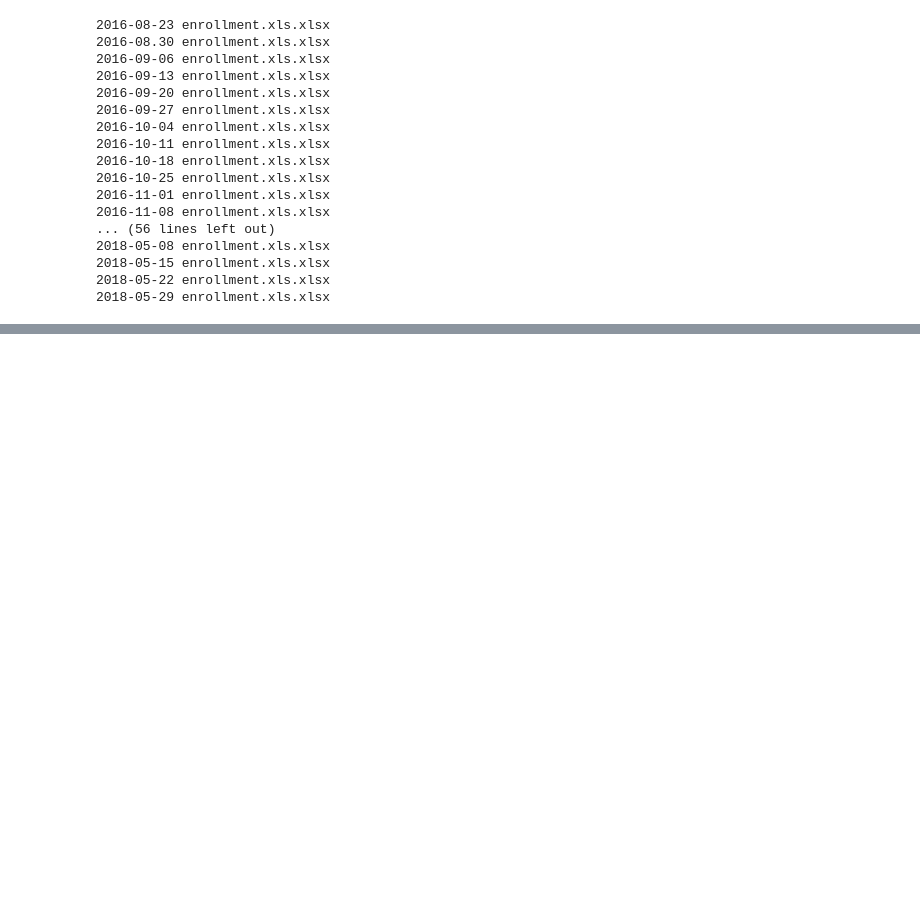
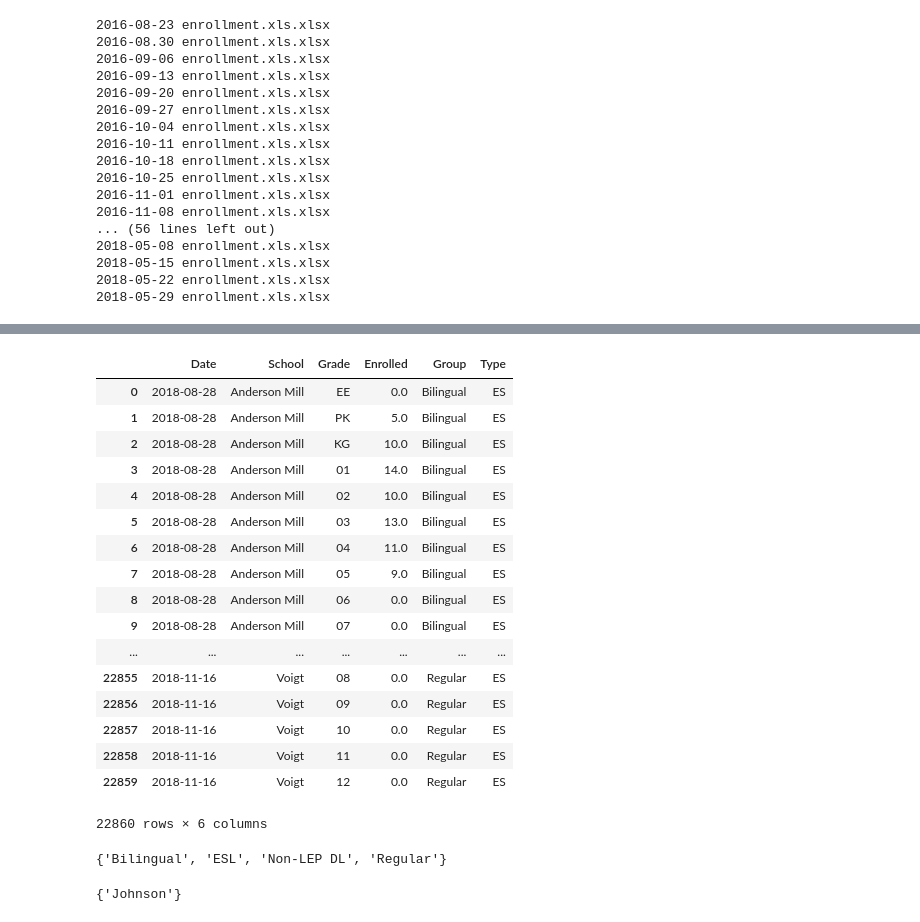
Before and after one commit to slee279/rrisd, a Jupyter notebook: progress.ipynb, the cells around one changed output, grey strips where cells are left out. Saved outputs shown, nothing was run; the diff lists cells and outputs as text; code cells hidden in the pictures; blank space fills up the shorter version.

```diff
--- a/progress.ipynb
+++ b/progress.ipynb
@@ -2,8 +2,8 @@
 import pandas as pd
 import os
 
-#pd.options.display.max_rows = 20000
-#pd.options.display.max_columns = 10000
+pd.options.display.max_rows = 200
+pd.options.display.max_columns = 10000
 # %%
 # change campus names
 def change_school_name(df):
@@ -93,6 +116,7 @@ for filename in filenames_one:
 
         # get the first sheet in an excel file
         temp = pd.read_excel(path_one + filename, header=2)
+        temp.fillna(0, inplace=True)
 
         # change column names to strings since grades from 1-12 are int
         temp.columns = [str(x) for x in temp.columns]
@@ -101,7 +125,11 @@ for filename in filenames_one:
         df_one['School'] = temp['CAMPUS'].str.strip()
 
         # date column
-        df_one['Date'] = filename[:10]
+        # change a filename with '.' instead of '-'
+        df_one['Date'] = filename[:10].replace('.', '-')
+
+        # change Date column into datetime object
+        df_one['Date'] = pd.to_datetime(df_one['Date'])
 
         # create 14 more rows for each school (so we can have 15 grades)
         df_one = df_one.append([df_one]*14, ignore_index=True)
@@ -116,21 +144,17 @@ for filename in filenames_one:
             idx = i % 15
             df_one.loc[i, 'Grade'] = grades[idx]
 
+        df_one['Enrolled'] = 0
         for i in range(len(df_one)):
 
             # enrollment
             school = df_one['School'][i]
-            grade = df_one['Grade'][i]
+            grade = str(df_one['Grade'][i])
+            if not temp[temp['CAMPUS'] == school][grade].values.size == 0:
+                df_one.loc[i, 'Enrolled'] = temp[temp['CAMPUS'] == school][grade].values[0]
 
-            # some values are empty(na)
-            try:
-                enroll = temp[temp['CAMPUS'] == school][grade].values[0]
-            except:
-                enroll = 0
 
-            df_one.loc[i, 'Enrolled'] = enroll
-
-        # set all schools to 'ES' (default)
+        # set all schools to 'Regular' (default)
         # then change types accordingly
         df_one['Group'] = 'Regular'
 
@@ -234,0 +259,6 @@ memory usage: 3.7+ MB
+# %%
+group_dict = {
+    'Bil': 'Bilingual',
+    'DL': 'Non-LEP DL',
+    'Reg': 'Regular'
+}
@@ -234,0 +371,25 @@ memory usage: 3.7+ MB
+# %%
+df_two_complete
+# %% [output]
+|  | Date | School | Grade | Enrolled | Group | Type |
+| 0 | 2018-08-28 | Anderson Mill | EE | 0.0 | Bilingual | ES |
+| 1 | 2018-08-28 | Anderson Mill | PK | 5.0 | Bilingual | ES |
+| 2 | 2018-08-28 | Anderson Mill | KG | 10.0 | Bilingual | ES |
+| 3 | 2018-08-28 | Anderson Mill | 01 | 14.0 | Bilingual | ES |
+| 4 | 2018-08-28 | Anderson Mill | 02 | 10.0 | Bilingual | ES |
+| 5 | 2018-08-28 | Anderson Mill | 03 | 13.0 | Bilingual | ES |
+| 6 | 2018-08-28 | Anderson Mill | 04 | 11.0 | Bilingual | ES |
+| 7 | 2018-08-28 | Anderson Mill | 05 | 9.0 | Bilingual | ES |
+| 8 | 2018-08-28 | Anderson Mill | 06 | 0.0 | Bilingual | ES |
+| 9 | 2018-08-28 | Anderson Mill | 07 | 0.0 | Bilingual | ES |
+| ... | ... | ... | ... | ... | ... | ... |
+| 22855 | 2018-11-16 | Voigt | 08 | 0.0 | Regular | ES |
+| 22856 | 2018-11-16 | Voigt | 09 | 0.0 | Regular | ES |
+| 22857 | 2018-11-16 | Voigt | 10 | 0.0 | Regular | ES |
+| 22858 | 2018-11-16 | Voigt | 11 | 0.0 | Regular | ES |
+| 22859 | 2018-11-16 | Voigt | 12 | 0.0 | Regular | ES |
+22860 rows × 6 columns
+# %%
+set(df_two_complete['Group'])
+# %% [output]
+{'Bilingual', 'ESL', 'Non-LEP DL', 'Regular'}
@@ -234,0 +400,4 @@ memory usage: 3.7+ MB
+# %%
+s1 - s2
+# %% [output]
+{'Johnson'}
```
Also changed, not shown: parts of 9 cells of this notebook.
